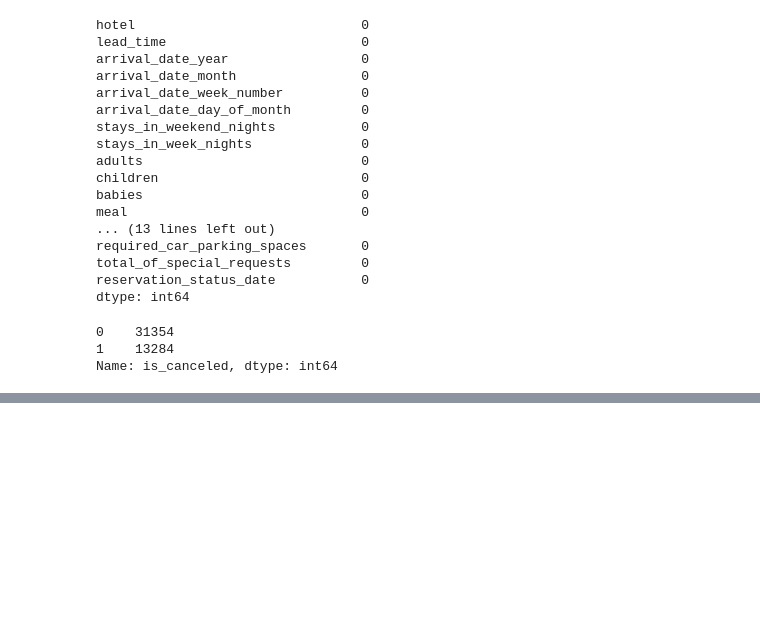
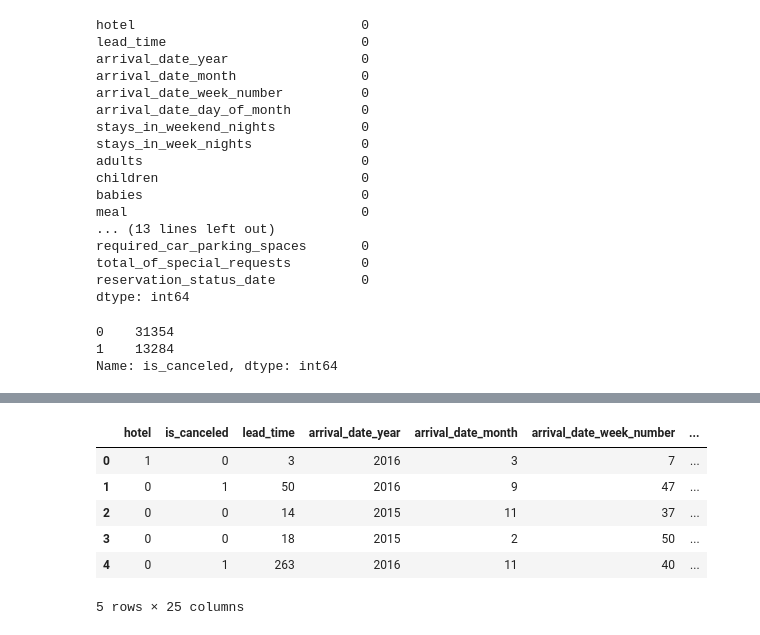
Before and after one commit to Maxyasnev/Hotel-Booking-Demand, a Jupyter notebook: Hotel_baseline.ipynb, the cells around one changed output, grey strips where cells are left out. Drawn from its saved outputs; the diff is of its cells as text; code cells hidden in the pictures; blank space fills up the shorter version.

```diff
--- a/Hotel_baseline.ipynb
+++ b/Hotel_baseline.ipynb
@@ -126,0 +193,7 @@ Name: is_canceled, dtype: int64
+# %%
+categ = ['hotel', 'meal', 'market_segment', 'distribution_channel']
+for i in categ:
+    label_encoder = LabelEncoder()
+    label_encoder.fit(train[i])
+    train[i] = label_encoder.transform(train[i])
+    test[i] = label_encoder.transform(test[i])
@@ -126,0 +216,10 @@ Name: is_canceled, dtype: int64
+# %%
+train.head()
+# %% [output]
+|  | hotel | is_canceled | lead_time | arrival_date_year | arrival_date_month | arrival_date_week_number | ... |
+| 0 | 1 | 0 | 3 | 2016 | 3 | 7 | ... |
+| 1 | 0 | 1 | 50 | 2016 | 9 | 47 | ... |
+| 2 | 0 | 0 | 14 | 2015 | 11 | 37 | ... |
+| 3 | 0 | 0 | 18 | 2015 | 2 | 50 | ... |
+| 4 | 0 | 1 | 263 | 2016 | 11 | 40 | ... |
+5 rows × 25 columns
```
Also changed, not shown: parts of 9 cells of this notebook.
